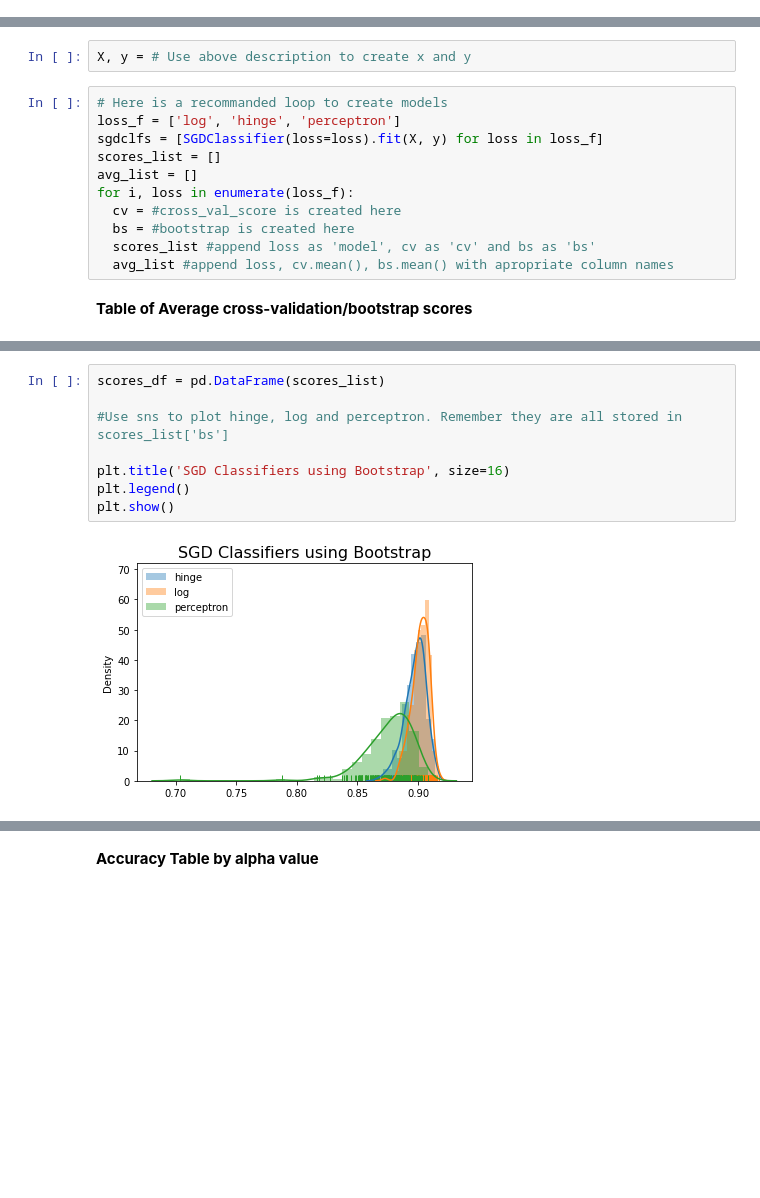
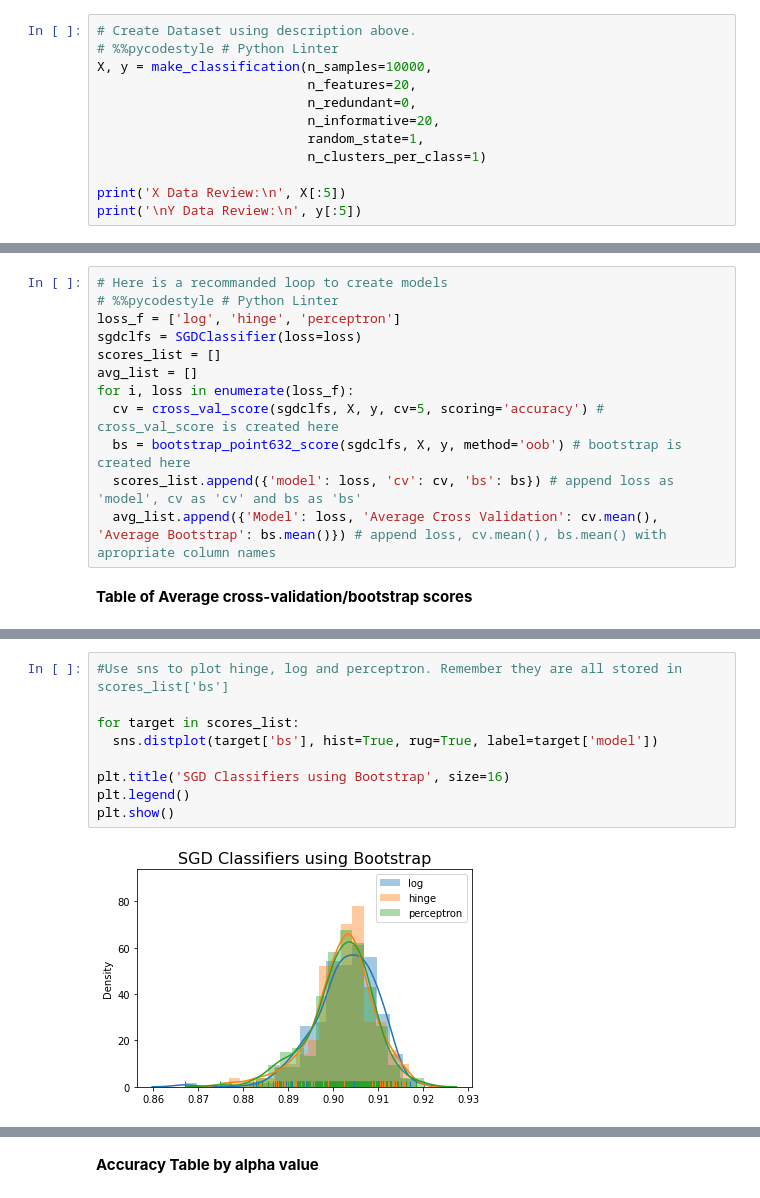
Before and after one commit to zachfreitas/ADS_504_Machine_Learning, a Jupyter notebook: Module_5/Assignment5_template.ipynb, the cells around one changed output, grey strips where cells are left out. Cells and saved outputs as stored; diff of their text form; blank space fills up the shorter version.

```diff
--- a/Module_5/Assignment5_template.ipynb
+++ b/Module_5/Assignment5_template.ipynb
@@ -98,0 +110,12 @@ sgdclf_perc = #Define model here
+# %%
+# Create Dataset using description above.
+# %%pycodestyle # Python Linter
+X, y = make_classification(n_samples=10000,
+                           n_features=20,
+                           n_redundant=0,
+                           n_informative=20,
+                           random_state=1,
+                           n_clusters_per_class=1)
+
+print('X Data Review:\n', X[:5])
+print('\nY Data Review:\n', y[:5])
@@ -113,19 +148,18 @@ bootstrap_scores = bootstrap_point632_score(model, X, y, method='oob')
 
 Create a table with the average of each cross-validation score and the average of the bootstrap
 scores.
-# %%
-X, y = # Use above description to create x and y
 # %%
 # Here is a recommanded loop to create models
+# %%pycodestyle # Python Linter
 loss_f = ['log', 'hinge', 'perceptron']
-sgdclfs = [SGDClassifier(loss=loss).fit(X, y) for loss in loss_f]
+sgdclfs = SGDClassifier(loss=loss)
 scores_list = []
 avg_list = []
 for i, loss in enumerate(loss_f):
-  cv = #cross_val_score is created here
-  bs = #bootstrap is created here
-  scores_list #append loss as 'model', cv as 'cv' and bs as 'bs'
-  avg_list #append loss, cv.mean(), bs.mean() with apropriate column names
+  cv = cross_val_score(sgdclfs, X, y, cv=5, scoring='accuracy') # cross_val_score is created here
+  bs = bootstrap_point632_score(sgdclfs, X, y, method='oob') # bootstrap is created here
+  scores_list.append({'model': loss, 'cv': cv, 'bs': bs}) # append loss as 'model', cv as 'cv' and bs as 'bs'
+  avg_list.append({'Model': loss, 'Average Cross Validation': cv.mean(), 'Average Bootstrap': bs.mean()}) # append loss, cv.mean(), bs.mean() with apropriate column names
 # %% [markdown]
 **Table of Average cross-validation/bootstrap scores**
 # %%
@@ -138,10 +180,11 @@ pd.DataFrame(avg_list)
 # %%
-scores_df = pd.DataFrame(scores_list)
+#Use sns to plot hinge, log and perceptron. Remember they are all stored in scores_list['bs']
 
-#Use sns to plot hinge, log and perceptron. Remember they are all stored in scores_list['bs']
+for target in scores_list:
+  sns.distplot(target['bs'], hist=True, rug=True, label=target['model'])
 
 plt.title('SGD Classifiers using Bootstrap', size=16)
 plt.legend()
 plt.show()
 # %% [output]
-[figure, old version]
+[figure, new version]
```
Also changed, not shown: parts of 42 cells of this notebook.
